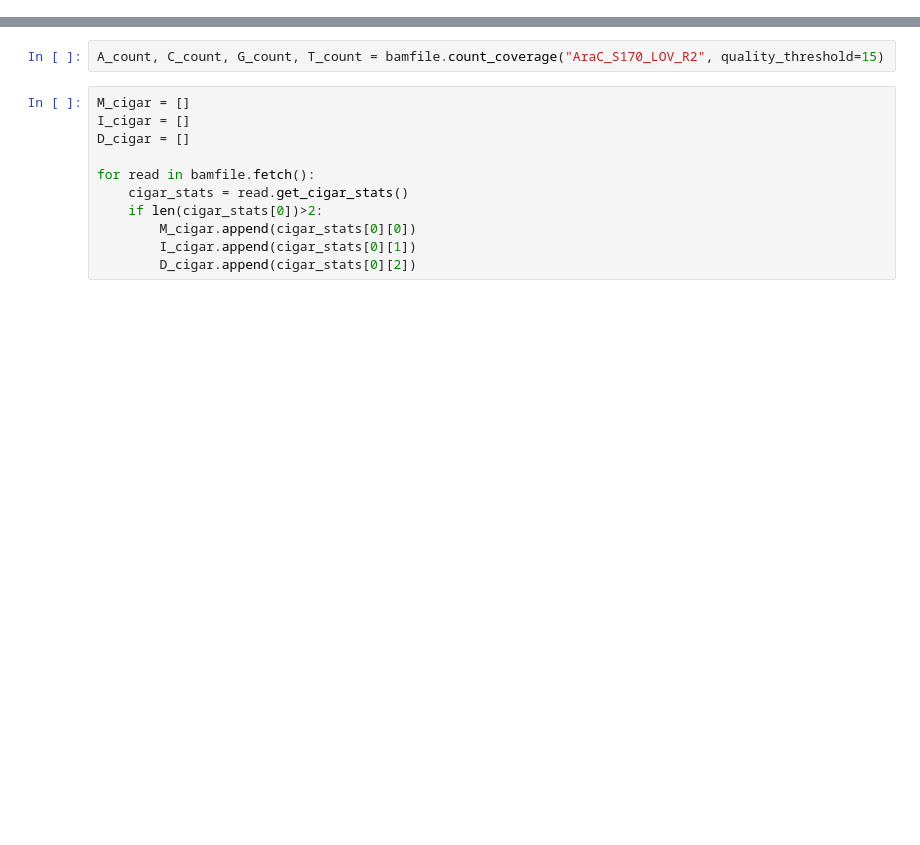
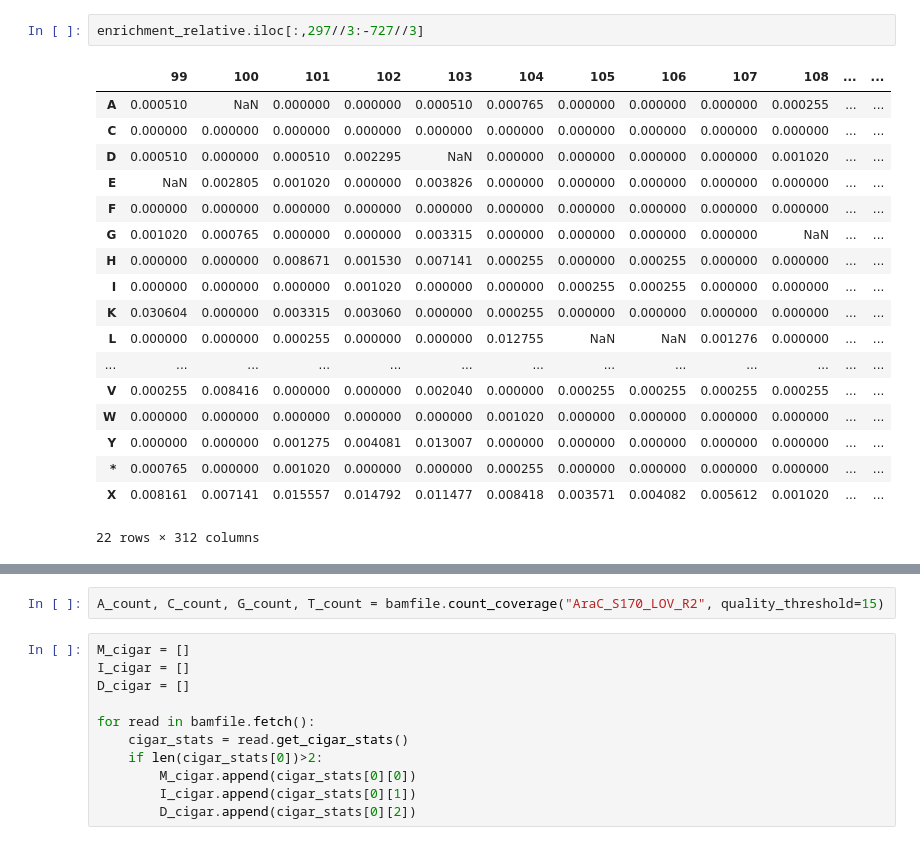
Before and after one commit to AliceHovsepyan/pogo_pance_draft, a Jupyter notebook: Nanopore_analysis.ipynb, the cells around one changed output, grey strips where cells are left out. Drawn from its saved outputs; the diff is of its cells as text; blank space fills up the shorter version.

```diff
--- a/Nanopore_analysis.ipynb
+++ b/Nanopore_analysis.ipynb
@@ -56,0 +219,21 @@ bamfile = pysam.AlignmentFile("/var/lib/minknow/data/basecalling/pass/barcode01/
+# %%
+enrichment_relative.iloc[:,297//3:-727//3]
+# %% [output]
+|  | 99 | 100 | 101 | 102 | 103 | 104 | 105 | 106 | 107 | 108 | ... | ... |
+| A | 0.000510 | NaN | 0.000000 | 0.000000 | 0.000510 | 0.000765 | 0.000000 | 0.000000 | 0.000000 | 0.000255 | ... | ... |
+| C | 0.000000 | 0.000000 | 0.000000 | 0.000000 | 0.000000 | 0.000000 | 0.000000 | 0.000000 | 0.000000 | 0.000000 | ... | ... |
+| D | 0.000510 | 0.000000 | 0.000510 | 0.002295 | NaN | 0.000000 | 0.000000 | 0.000000 | 0.000000 | 0.001020 | ... | ... |
+| E | NaN | 0.002805 | 0.001020 | 0.000000 | 0.003826 | 0.000000 | 0.000000 | 0.000000 | 0.000000 | 0.000000 | ... | ... |
+| F | 0.000000 | 0.000000 | 0.000000 | 0.000000 | 0.000000 | 0.000000 | 0.000000 | 0.000000 | 0.000000 | 0.000000 | ... | ... |
+| G | 0.001020 | 0.000765 | 0.000000 | 0.000000 | 0.003315 | 0.000000 | 0.000000 | 0.000000 | 0.000000 | NaN | ... | ... |
+| H | 0.000000 | 0.000000 | 0.008671 | 0.001530 | 0.007141 | 0.000255 | 0.000000 | 0.000255 | 0.000000 | 0.000000 | ... | ... |
+| I | 0.000000 | 0.000000 | 0.000000 | 0.001020 | 0.000000 | 0.000000 | 0.000255 | 0.000255 | 0.000000 | 0.000000 | ... | ... |
+| K | 0.030604 | 0.000000 | 0.003315 | 0.003060 | 0.000000 | 0.000255 | 0.000000 | 0.000000 | 0.000000 | 0.000000 | ... | ... |
+| L | 0.000000 | 0.000000 | 0.000255 | 0.000000 | 0.000000 | 0.012755 | NaN | NaN | 0.001276 | 0.000000 | ... | ... |
+| ... | ... | ... | ... | ... | ... | ... | ... | ... | ... | ... | ... | ... |
+| V | 0.000255 | 0.008416 | 0.000000 | 0.000000 | 0.002040 | 0.000000 | 0.000255 | 0.000255 | 0.000255 | 0.000255 | ... | ... |
+| W | 0.000000 | 0.000000 | 0.000000 | 0.000000 | 0.000000 | 0.001020 | 0.000000 | 0.000000 | 0.000000 | 0.000000 | ... | ... |
+| Y | 0.000000 | 0.000000 | 0.001275 | 0.004081 | 0.013007 | 0.000000 | 0.000000 | 0.000000 | 0.000000 | 0.000000 | ... | ... |
+| * | 0.000765 | 0.000000 | 0.001020 | 0.000000 | 0.000000 | 0.000255 | 0.000000 | 0.000000 | 0.000000 | 0.000000 | ... | ... |
+| X | 0.008161 | 0.007141 | 0.015557 | 0.014792 | 0.011477 | 0.008418 | 0.003571 | 0.004082 | 0.005612 | 0.001020 | ... | ... |
+22 rows × 312 columns
```
Also changed, not shown: parts of 14 cells of this notebook.
